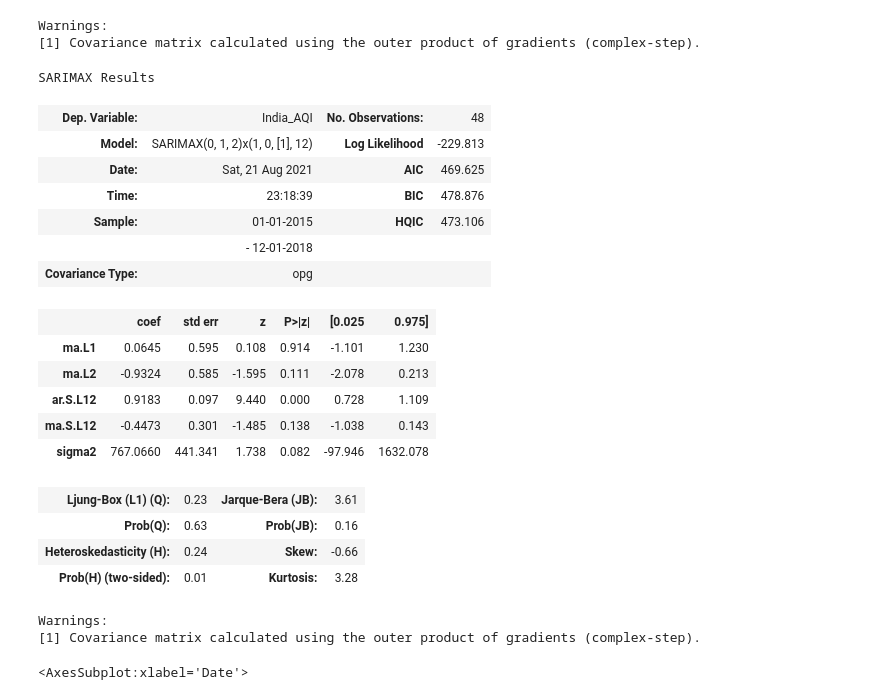
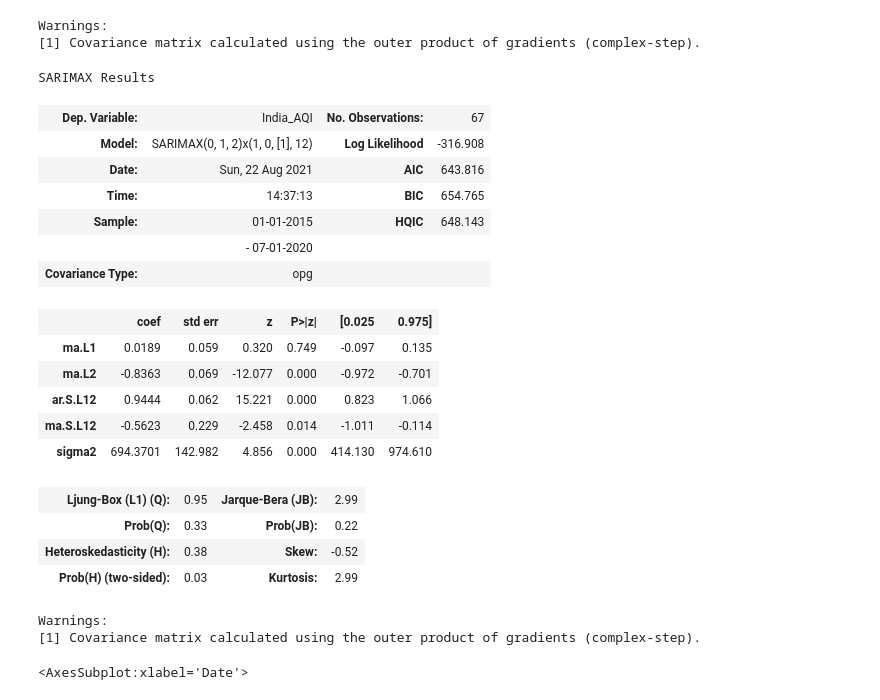
Before and after one commit to IndraP24/Air-Quality-Viz-App, a Jupyter notebook: notebooks/india-s-aqi-eda-forecasting-sarima.ipynb, the cells around one changed output. Cells and saved outputs as stored; diff of their text form; code cells hidden in the pictures.

```diff
--- a/notebooks/india-s-aqi-eda-forecasting-sarima.ipynb
+++ b/notebooks/india-s-aqi-eda-forecasting-sarima.ipynb
@@ -538,34 +538,33 @@ Warnings:
 [1] Covariance matrix calculated using the outer product of gradients (complex-step).
 # %%
 #dividing into train and test:
-train_data=cities['India_AQI'][:'2018-12']
-test_data=cities['India_AQI'][:'2019-12']
+train_data=cities['India_AQI']
 
 #Building the model:
 model=SARIMAX(train_data,order=(0,1,2),seasonal_order=(1,0,1,12), trend='n')
 results=model.fit()
 
 #printing summry of model reults
 results.summary()
 # %% [output]
 SARIMAX Results
-| Dep. Variable: | India_AQI | No. Observations: | 48 |
-| Model: | SARIMAX(0, 1, 2)x(1, 0, [1], 12) | Log Likelihood | -229.813 |
-| Date: | Sat, 21 Aug 2021 | AIC | 469.625 |
-| Time: | 23:18:39 | BIC | 478.876 |
-| Sample: | 01-01-2015 | HQIC | 473.106 |
-|  | - 12-01-2018 |  |  |
+| Dep. Variable: | India_AQI | No. Observations: | 67 |
+| Model: | SARIMAX(0, 1, 2)x(1, 0, [1], 12) | Log Likelihood | -316.908 |
+| Date: | Sun, 22 Aug 2021 | AIC | 643.816 |
+| Time: | 14:37:13 | BIC | 654.765 |
+| Sample: | 01-01-2015 | HQIC | 648.143 |
+|  | - 07-01-2020 |  |  |
 | Covariance Type: | opg |  |  |
 |  | coef | std err | z | P>|z| | [0.025 | 0.975] |
-| ma.L1 | 0.0645 | 0.595 | 0.108 | 0.914 | -1.101 | 1.230 |
-| ma.L2 | -0.9324 | 0.585 | -1.595 | 0.111 | -2.078 | 0.213 |
-| ar.S.L12 | 0.9183 | 0.097 | 9.440 | 0.000 | 0.728 | 1.109 |
-| ma.S.L12 | -0.4473 | 0.301 | -1.485 | 0.138 | -1.038 | 0.143 |
-| sigma2 | 767.0660 | 441.341 | 1.738 | 0.082 | -97.946 | 1632.078 |
+| ma.L1 | 0.0189 | 0.059 | 0.320 | 0.749 | -0.097 | 0.135 |
+| ma.L2 | -0.8363 | 0.069 | -12.077 | 0.000 | -0.972 | -0.701 |
+| ar.S.L12 | 0.9444 | 0.062 | 15.221 | 0.000 | 0.823 | 1.066 |
+| ma.S.L12 | -0.5623 | 0.229 | -2.458 | 0.014 | -1.011 | -0.114 |
+| sigma2 | 694.3701 | 142.982 | 4.856 | 0.000 | 414.130 | 974.610 |
-| Ljung-Box (L1) (Q): | 0.23 | Jarque-Bera (JB): | 3.61 |
-| Prob(Q): | 0.63 | Prob(JB): | 0.16 |
-| Heteroskedasticity (H): | 0.24 | Skew: | -0.66 |
-| Prob(H) (two-sided): | 0.01 | Kurtosis: | 3.28 |
+| Ljung-Box (L1) (Q): | 0.95 | Jarque-Bera (JB): | 2.99 |
+| Prob(Q): | 0.33 | Prob(JB): | 0.22 |
+| Heteroskedasticity (H): | 0.38 | Skew: | -0.52 |
+| Prob(H) (two-sided): | 0.03 | Kurtosis: | 2.99 |
 Warnings:
 [1] Covariance matrix calculated using the outer product of gradients (complex-step).
 # %%
```
